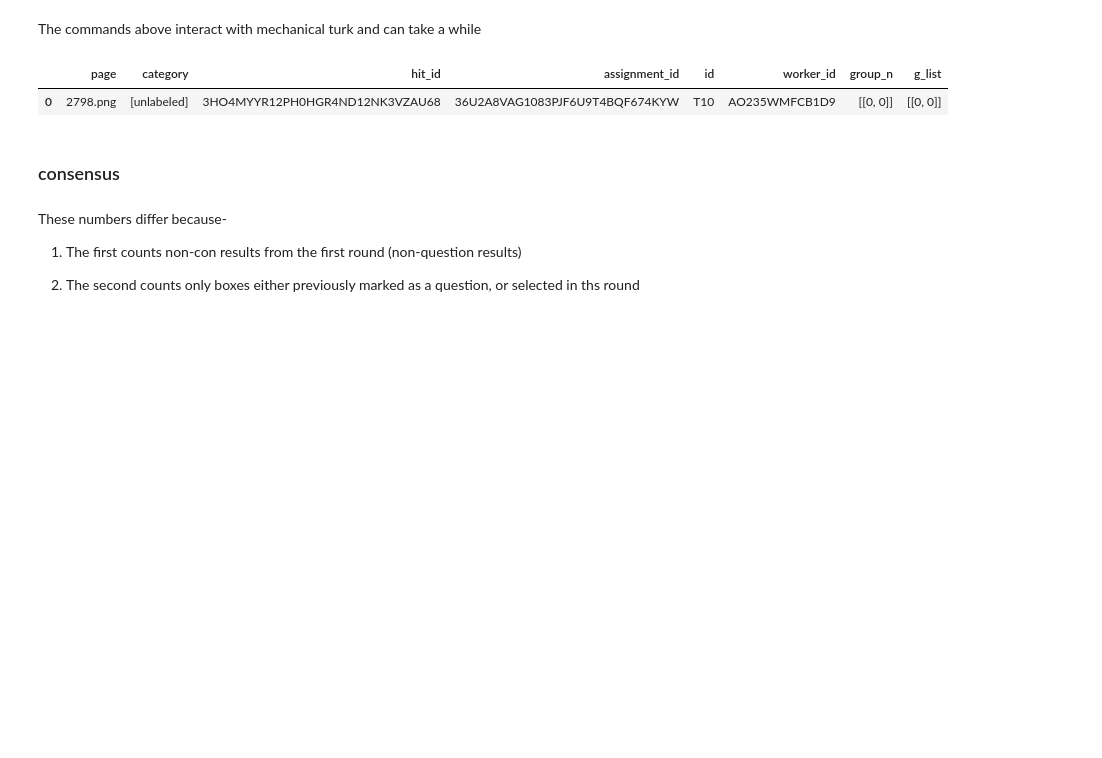
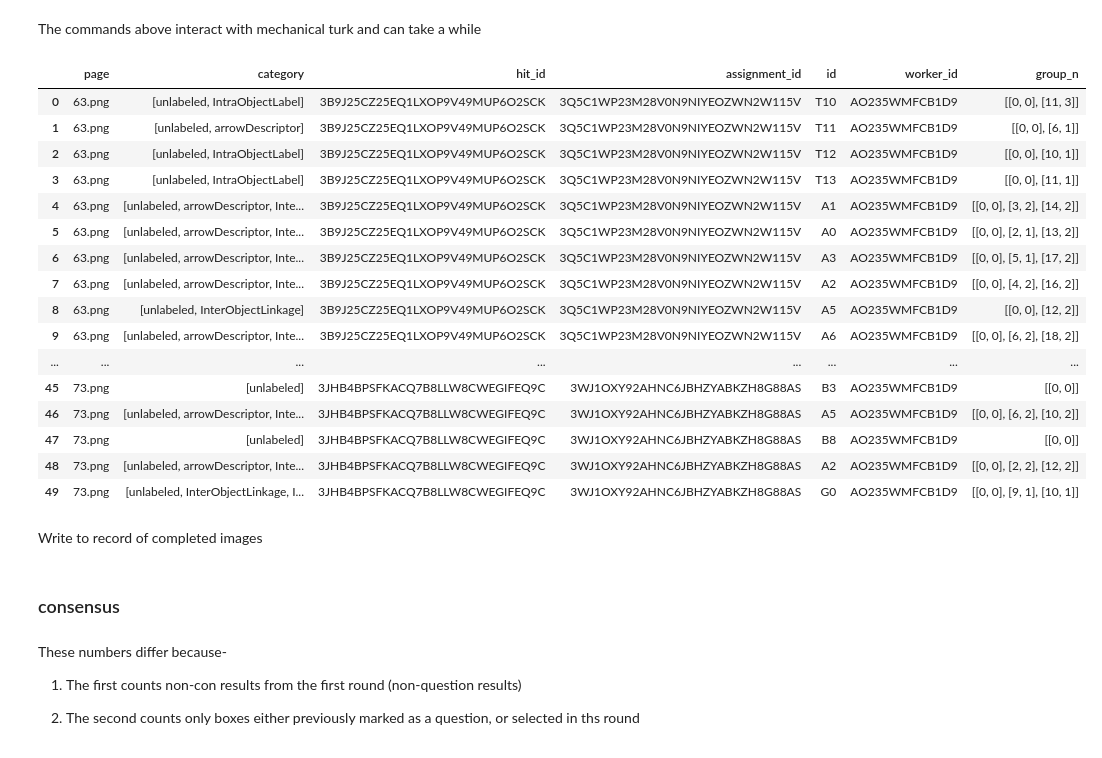
Before and after one commit to drschwenk/notebooks, a Jupyter notebook: shining_wc_anno/wc_annotation_driver.ipynb, the cells around one changed output. Saved outputs shown, nothing was run; the diff lists cells and outputs as text; code cells hidden in the pictures; blank space fills up the shorter version.

Commit message:
moving shining diagram annoation over to new branch
started tracking results

```diff
--- a/shining_wc_anno/wc_annotation_driver.ipynb
+++ b/shining_wc_anno/wc_annotation_driver.ipynb
@@ -150,10 +173,25 @@ The commands above interact with mechanical turk and can take a while
 # %%
 results_df_shining_batch = amt_util.make_shining_results_df(raw_hit_results_current_batch)
 # %%
-results_df_shining_batch.head(1)
+results_df_shining_batch.head(50)
 # %% [output]
-|  | page | category | hit_id | assignment_id | id | worker_id | group_n | g_list |
-| 0 | 2798.png | [unlabeled] | 3HO4MYYR12PH0HGR4ND12NK3VZAU68 | 36U2A8VAG1083PJF6U9T4BQF674KYW | T10 | AO235WMFCB1D9 | [[0, 0]] | [[0, 0]] |
+|  | page | category | hit_id | assignment_id | id | worker_id | group_n |
+| 0 | 63.png | [unlabeled, IntraObjectLabel] | 3B9J25CZ25EQ1LXOP9V49MUP6O2SCK | 3Q5C1WP23M28V0N9NIYEOZWN2W115V | T10 | AO235WMFCB1D9 | [[0, 0], [11, 3]] |
+| 1 | 63.png | [unlabeled, arrowDescriptor] | 3B9J25CZ25EQ1LXOP9V49MUP6O2SCK | 3Q5C1WP23M28V0N9NIYEOZWN2W115V | T11 | AO235WMFCB1D9 | [[0, 0], [6, 1]] |
+| 2 | 63.png | [unlabeled, IntraObjectLabel] | 3B9J25CZ25EQ1LXOP9V49MUP6O2SCK | 3Q5C1WP23M28V0N9NIYEOZWN2W115V | T12 | AO235WMFCB1D9 | [[0, 0], [10, 1]] |
+| 3 | 63.png | [unlabeled, IntraObjectLabel] | 3B9J25CZ25EQ1LXOP9V49MUP6O2SCK | 3Q5C1WP23M28V0N9NIYEOZWN2W115V | T13 | AO235WMFCB1D9 | [[0, 0], [11, 1]] |
+| 4 | 63.png | [unlabeled, arrowDescriptor, Inte... | 3B9J25CZ25EQ1LXOP9V49MUP6O2SCK | 3Q5C1WP23M28V0N9NIYEOZWN2W115V | A1 | AO235WMFCB1D9 | [[0, 0], [3, 2], [14, 2]] |
+| 5 | 63.png | [unlabeled, arrowDescriptor, Inte... | 3B9J25CZ25EQ1LXOP9V49MUP6O2SCK | 3Q5C1WP23M28V0N9NIYEOZWN2W115V | A0 | AO235WMFCB1D9 | [[0, 0], [2, 1], [13, 2]] |
+| 6 | 63.png | [unlabeled, arrowDescriptor, Inte... | 3B9J25CZ25EQ1LXOP9V49MUP6O2SCK | 3Q5C1WP23M28V0N9NIYEOZWN2W115V | A3 | AO235WMFCB1D9 | [[0, 0], [5, 1], [17, 2]] |
+| 7 | 63.png | [unlabeled, arrowDescriptor, Inte... | 3B9J25CZ25EQ1LXOP9V49MUP6O2SCK | 3Q5C1WP23M28V0N9NIYEOZWN2W115V | A2 | AO235WMFCB1D9 | [[0, 0], [4, 2], [16, 2]] |
+| 8 | 63.png | [unlabeled, InterObjectLinkage] | 3B9J25CZ25EQ1LXOP9V49MUP6O2SCK | 3Q5C1WP23M28V0N9NIYEOZWN2W115V | A5 | AO235WMFCB1D9 | [[0, 0], [12, 2]] |
+| 9 | 63.png | [unlabeled, arrowDescriptor, Inte... | 3B9J25CZ25EQ1LXOP9V49MUP6O2SCK | 3Q5C1WP23M28V0N9NIYEOZWN2W115V | A6 | AO235WMFCB1D9 | [[0, 0], [6, 2], [18, 2]] |
+| ... | ... | ... | ... | ... | ... | ... | ... |
+| 45 | 73.png | [unlabeled] | 3JHB4BPSFKACQ7B8LLW8CWEGIFEQ9C | 3WJ1OXY92AHNC6JBHZYABKZH8G88AS | B3 | AO235WMFCB1D9 | [[0, 0]] |
+| 46 | 73.png | [unlabeled, arrowDescriptor, Inte... | 3JHB4BPSFKACQ7B8LLW8CWEGIFEQ9C | 3WJ1OXY92AHNC6JBHZYABKZH8G88AS | A5 | AO235WMFCB1D9 | [[0, 0], [6, 2], [10, 2]] |
+| 47 | 73.png | [unlabeled] | 3JHB4BPSFKACQ7B8LLW8CWEGIFEQ9C | 3WJ1OXY92AHNC6JBHZYABKZH8G88AS | B8 | AO235WMFCB1D9 | [[0, 0]] |
+| 48 | 73.png | [unlabeled, arrowDescriptor, Inte... | 3JHB4BPSFKACQ7B8LLW8CWEGIFEQ9C | 3WJ1OXY92AHNC6JBHZYABKZH8G88AS | A2 | AO235WMFCB1D9 | [[0, 0], [2, 2], [12, 2]] |
+| 49 | 73.png | [unlabeled, InterObjectLinkage, I... | 3JHB4BPSFKACQ7B8LLW8CWEGIFEQ9C | 3WJ1OXY92AHNC6JBHZYABKZH8G88AS | G0 | AO235WMFCB1D9 | [[0, 0], [9, 1], [10, 1]] |
 # %%
 anno_dir = './simpleAnnotations/'
 new_anno_dir = './newAnnotations/'
@@ -161,0 +200,2 @@ _ = results_df_shining_batch.groupby('page').apply(rbuild.build_and_write_relati
+# %% [markdown]
+Write to record of completed images
```
Also changed, not shown: parts of 25 cells of this notebook, 16 other files.
